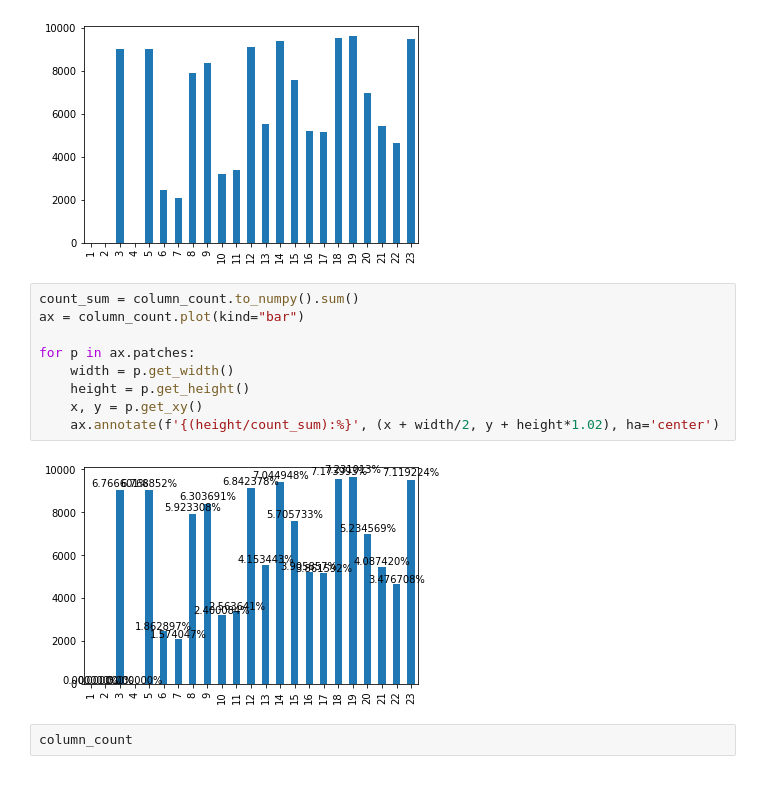
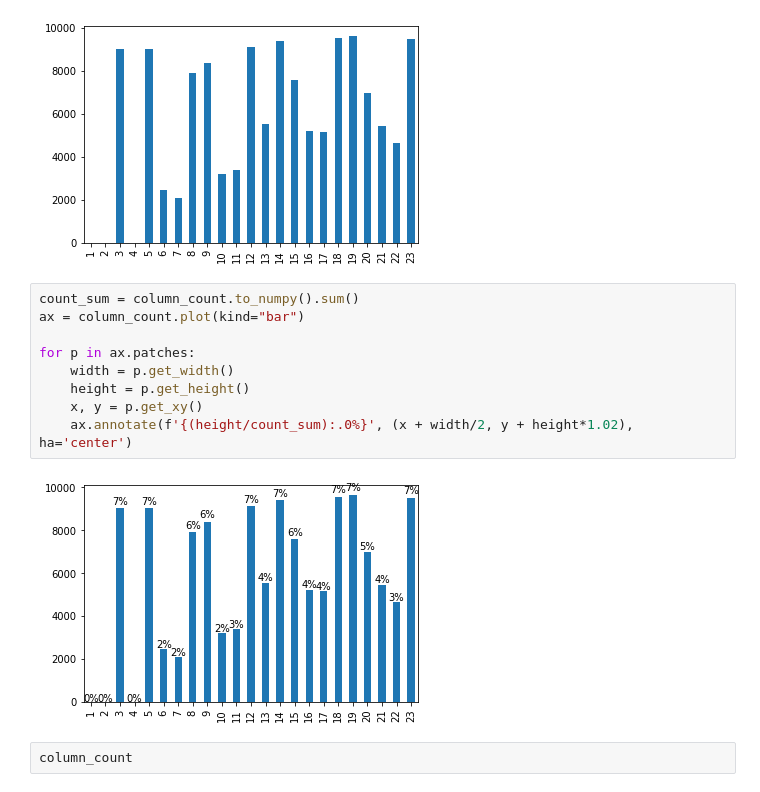
Before and after one commit to Paalar/friendly-enigma, a Jupyter notebook: visualisation/AugmentedDeltaCountefractualsVisualized.ipynb, the cells around one changed output. Drawn from its saved outputs; the diff is of its cells as text.

```diff
--- a/visualisation/AugmentedDeltaCountefractualsVisualized.ipynb
+++ b/visualisation/AugmentedDeltaCountefractualsVisualized.ipynb
@@ -31,14 +31,14 @@ column_count.plot(kind="bar")
 # %%
 count_sum = column_count.to_numpy().sum()
 ax = column_count.plot(kind="bar")
 
 for p in ax.patches:
     width = p.get_width()
     height = p.get_height()
     x, y = p.get_xy()
-    ax.annotate(f'{(height/count_sum):%}', (x + width/2, y + height*1.02), ha='center')
+    ax.annotate(f'{(height/count_sum):.0%}', (x + width/2, y + height*1.02), ha='center')
 # %% [output]
-[figure, old version]
+[figure, new version]
 # %%
 column_count
 # %% [output]
```
Also changed, not shown: 1 other file.
